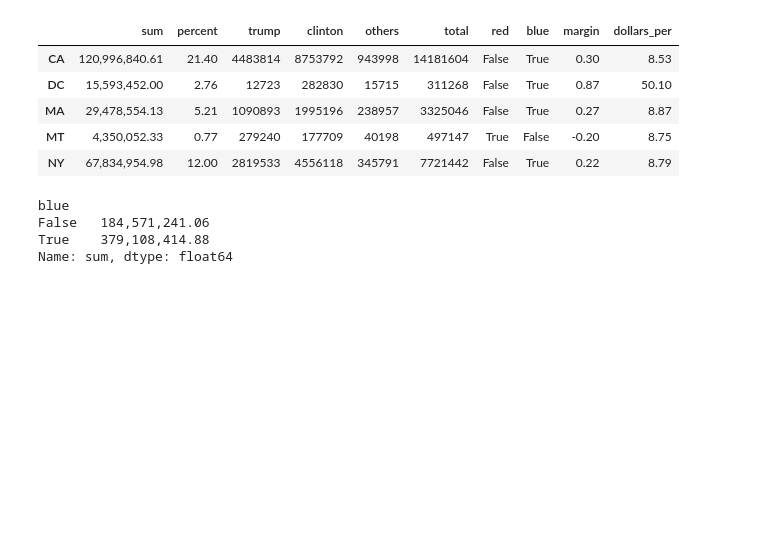
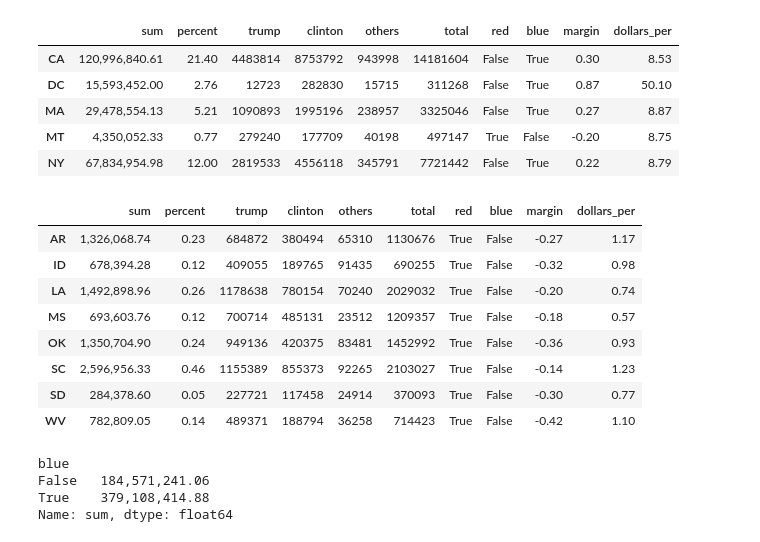
Before and after one commit to PublicI/actblue-analysis, a Jupyter notebook: analysis.ipynb, the cells around one changed output. Drawn from its saved outputs; the diff is of its cells as text; code cells hidden in the pictures; blank space fills up the shorter version.

```diff
--- a/analysis.ipynb
+++ b/analysis.ipynb
@@ -1269,6 +1328,18 @@ votes_vs_contribs[votes_vs_contribs['dollars_per'] > 7.5]
 | MA | 29,478,554.13 | 5.21 | 1090893 | 1995196 | 238957 | 3325046 | False | True | 0.27 | 8.87 |
 | MT | 4,350,052.33 | 0.77 | 279240 | 177709 | 40198 | 497147 | True | False | -0.20 | 8.75 |
 | NY | 67,834,954.98 | 12.00 | 2819533 | 4556118 | 345791 | 7721442 | False | True | 0.22 | 8.79 |
+# %%
+votes_vs_contribs[votes_vs_contribs['dollars_per'] <= 1.3]
+# %% [output]
+|  | sum | percent | trump | clinton | others | total | red | blue | margin | dollars_per |
+| AR | 1,326,068.74 | 0.23 | 684872 | 380494 | 65310 | 1130676 | True | False | -0.27 | 1.17 |
+| ID | 678,394.28 | 0.12 | 409055 | 189765 | 91435 | 690255 | True | False | -0.32 | 0.98 |
+| LA | 1,492,898.96 | 0.26 | 1178638 | 780154 | 70240 | 2029032 | True | False | -0.20 | 0.74 |
+| MS | 693,603.76 | 0.12 | 700714 | 485131 | 23512 | 1209357 | True | False | -0.18 | 0.57 |
+| OK | 1,350,704.90 | 0.24 | 949136 | 420375 | 83481 | 1452992 | True | False | -0.36 | 0.93 |
+| SC | 2,596,956.33 | 0.46 | 1155389 | 855373 | 92265 | 2103027 | True | False | -0.14 | 1.23 |
+| SD | 284,378.60 | 0.05 | 227721 | 117458 | 24914 | 370093 | True | False | -0.30 | 0.77 |
+| WV | 782,809.05 | 0.14 | 489371 | 188794 | 36258 | 714423 | True | False | -0.42 | 1.10 |
 # %%
 votes_vs_contribs.groupby(votes_vs_contribs['blue'])['sum'].sum()
 # %% [output]
```
Also changed, not shown: parts of 14 cells of this notebook, 7 other files.
